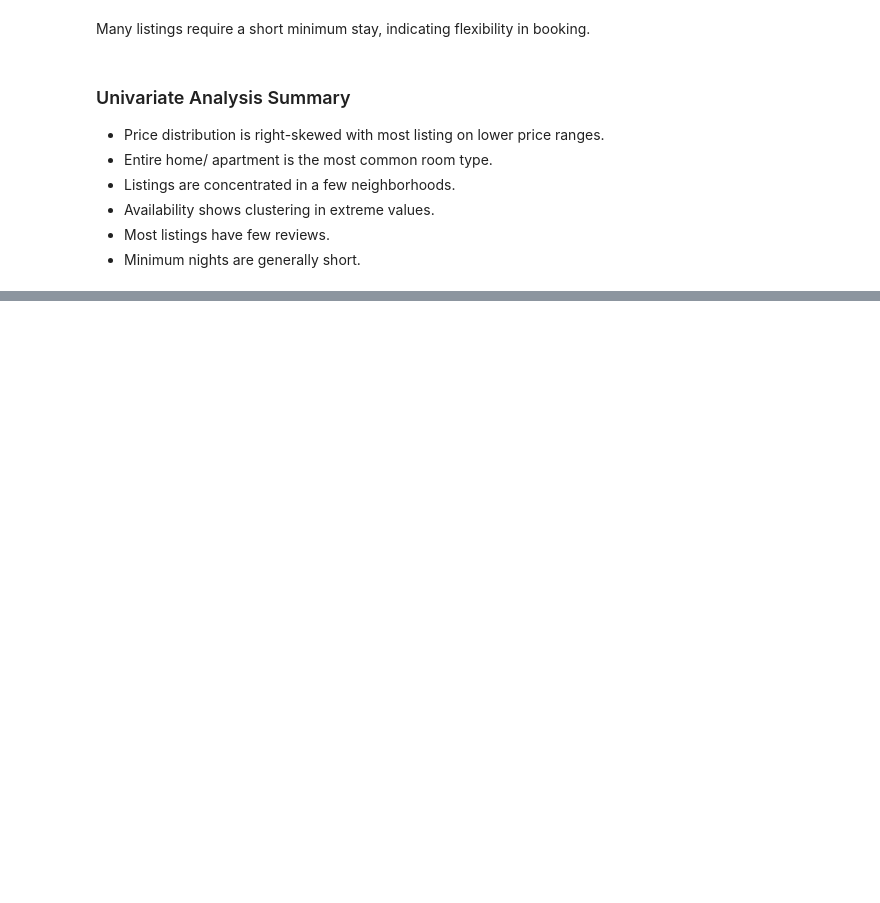
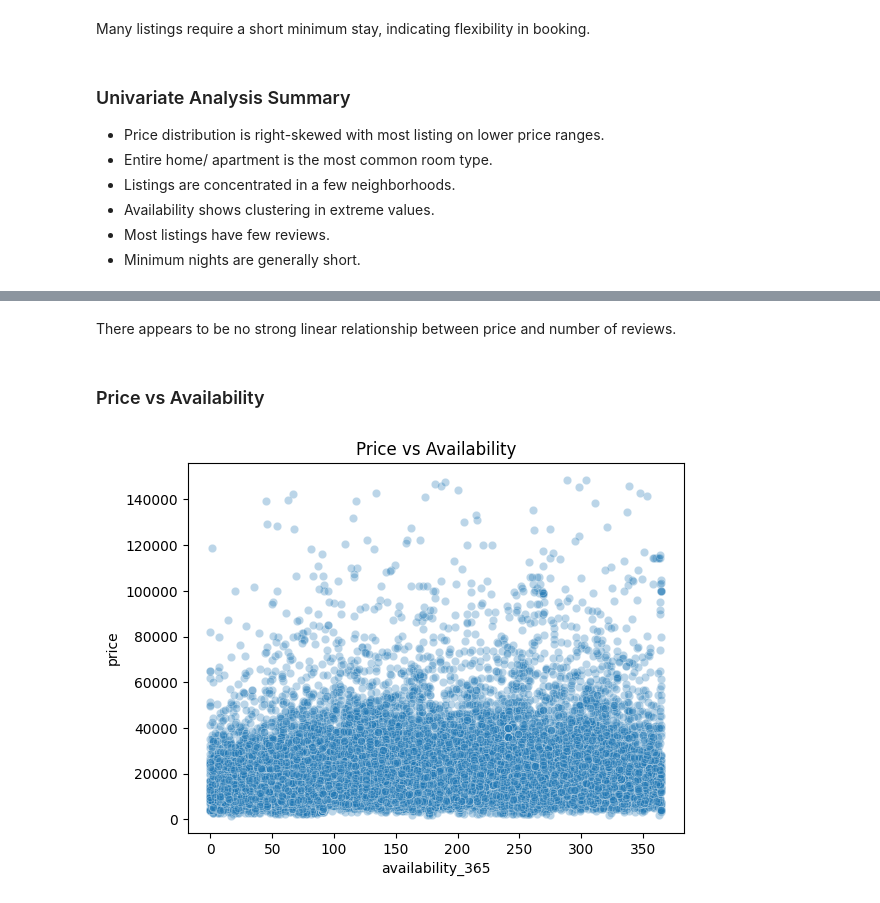
Before and after one commit to jasonandreasw/airbnb-eda, a Jupyter notebook: notebooks/airbnb_eda.ipynb, the cells around one changed output, grey strips where cells are left out. Saved outputs shown, nothing was run; the diff lists cells and outputs as text; code cells hidden in the pictures; blank space fills up the shorter version.

```diff
--- a/notebooks/airbnb_eda.ipynb
+++ b/notebooks/airbnb_eda.ipynb
@@ -422,0 +470,10 @@ Many listings require a short minimum stay, indicating flexibility in booking.
+# %% [markdown]
+There appears to be no strong linear relationship between price and number of reviews.
+# %% [markdown]
+### Price vs Availability
+# %%
+sns.scatterplot(x='availability_365', y='price', data=df_clean, alpha=0.3)
+plt.title("Price vs Availability")
+plt.show()
+# %% [output]
+[figure, added]
```
Also changed, not shown: parts of 19 cells of this notebook.
